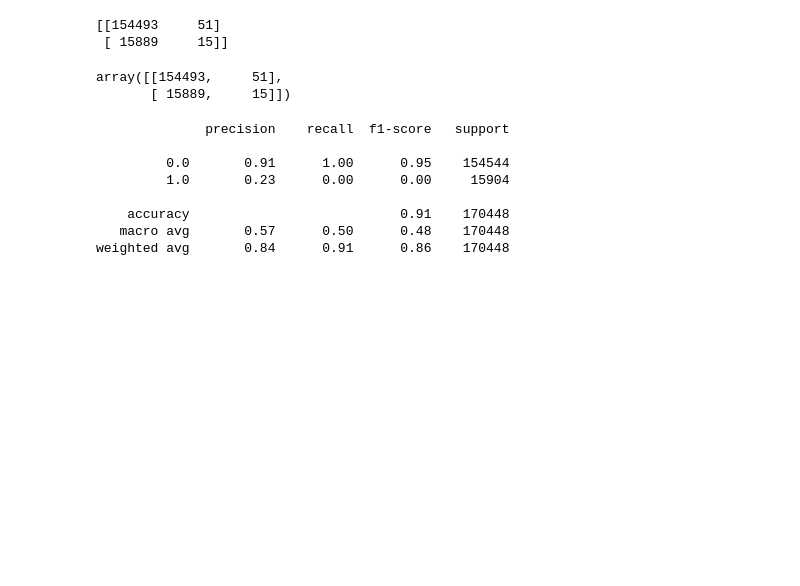
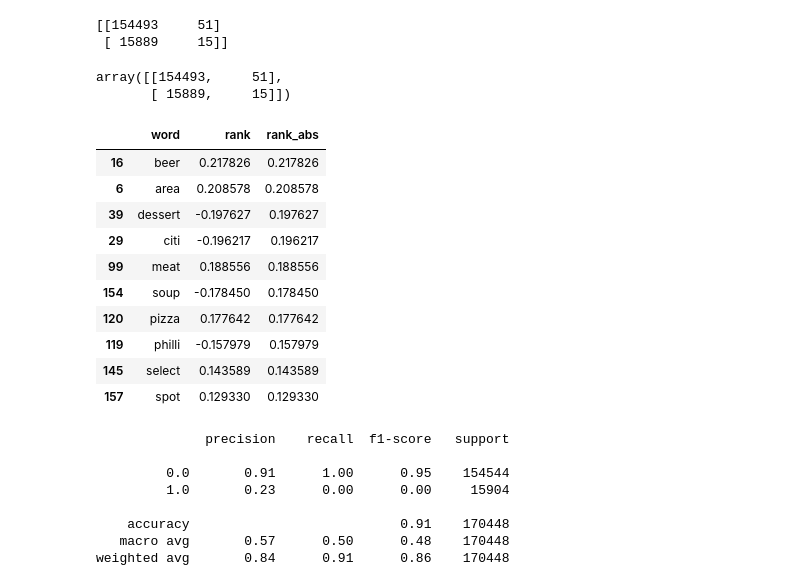
Before and after one commit to glow-27/COGS_209_proj, a Jupyter notebook: textprocessing_copy.ipynb, the cells around one changed output. Drawn from its saved outputs; the diff is of its cells as text; code cells hidden in the pictures; blank space fills up the shorter version.

```diff
--- a/textprocessing_copy.ipynb
+++ b/textprocessing_copy.ipynb
@@ -138,6 +138,20 @@ confusion_matrix(y_test, lasso_model.predict(X_test))
  [ 15889     15]]
 array([[154493,     51],
        [ 15889,     15]])
+# %%
+importance.sort_values(by = 'rank_abs', ascending = False).head(10)
+# %% [output]
+|  | word | rank | rank_abs |
+| 16 | beer | 0.217826 | 0.217826 |
+| 6 | area | 0.208578 | 0.208578 |
+| 39 | dessert | -0.197627 | 0.197627 |
+| 29 | citi | -0.196217 | 0.196217 |
+| 99 | meat | 0.188556 | 0.188556 |
+| 154 | soup | -0.178450 | 0.178450 |
+| 120 | pizza | 0.177642 | 0.177642 |
+| 119 | philli | -0.157979 | 0.157979 |
+| 145 | select | 0.143589 | 0.143589 |
+| 157 | spot | 0.129330 | 0.129330 |
 # %%
 print(classification_report(y_test, lasso_model.predict(X_test)))
 # %% [output]
```
Also changed, not shown: parts of 7 cells of this notebook.
